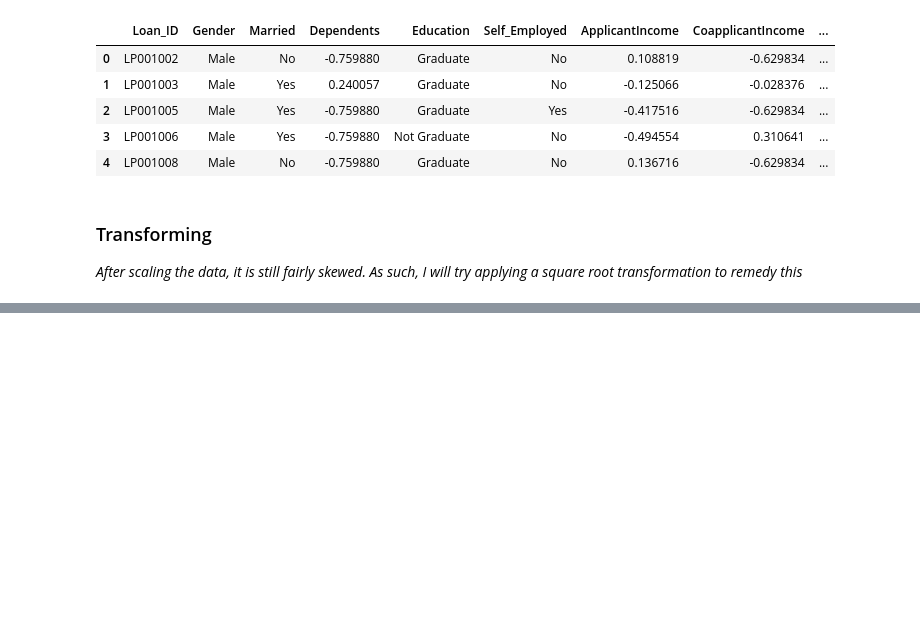
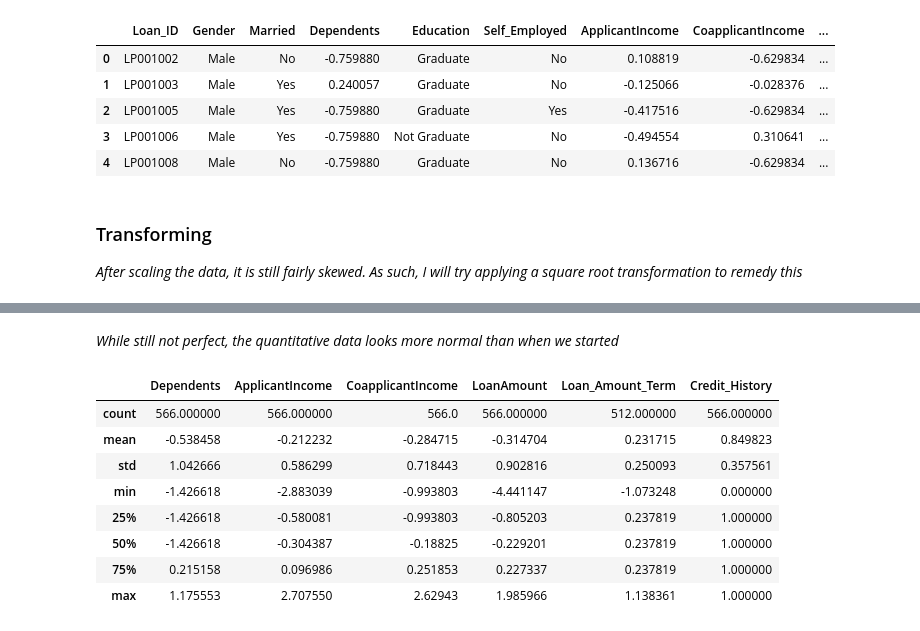
Before and after one commit to andrewnoonan2004/INFSCI-0510, a Jupyter notebook: Assignment4.ipynb, the cells around one changed output, grey strips where cells are left out. Drawn from its saved outputs; the diff is of its cells as text; code cells hidden in the pictures; blank space fills up the shorter version.

```diff
--- a/Assignment4.ipynb
+++ b/Assignment4.ipynb
@@ -443,0 +455,2 @@ for col in transformed.columns:
+# %%
+df.update(transformed)
@@ -443,0 +466,14 @@ for col in transformed.columns:
+# %% [markdown]
+*While still not perfect, the quantitative data looks more normal than when we started*
+# %%
+df.describe()
+# %% [output]
+|  | Dependents | ApplicantIncome | CoapplicantIncome | LoanAmount | Loan_Amount_Term | Credit_History |
+| count | 566.000000 | 566.000000 | 566.0 | 566.000000 | 512.000000 | 566.000000 |
+| mean | -0.538458 | -0.212232 | -0.284715 | -0.314704 | 0.231715 | 0.849823 |
+| std | 1.042666 | 0.586299 | 0.718443 | 0.902816 | 0.250093 | 0.357561 |
+| min | -1.426618 | -2.883039 | -0.993803 | -4.441147 | -1.073248 | 0.000000 |
+| 25% | -1.426618 | -0.580081 | -0.993803 | -0.805203 | 0.237819 | 1.000000 |
+| 50% | -1.426618 | -0.304387 | -0.18825 | -0.229201 | 0.237819 | 1.000000 |
+| 75% | 0.215158 | 0.096986 | 0.251853 | 0.227337 | 0.237819 | 1.000000 |
+| max | 1.175553 | 2.707550 | 2.62943 | 1.985966 | 1.138361 | 1.000000 |
```
Also changed, not shown: parts of 14 cells of this notebook.
